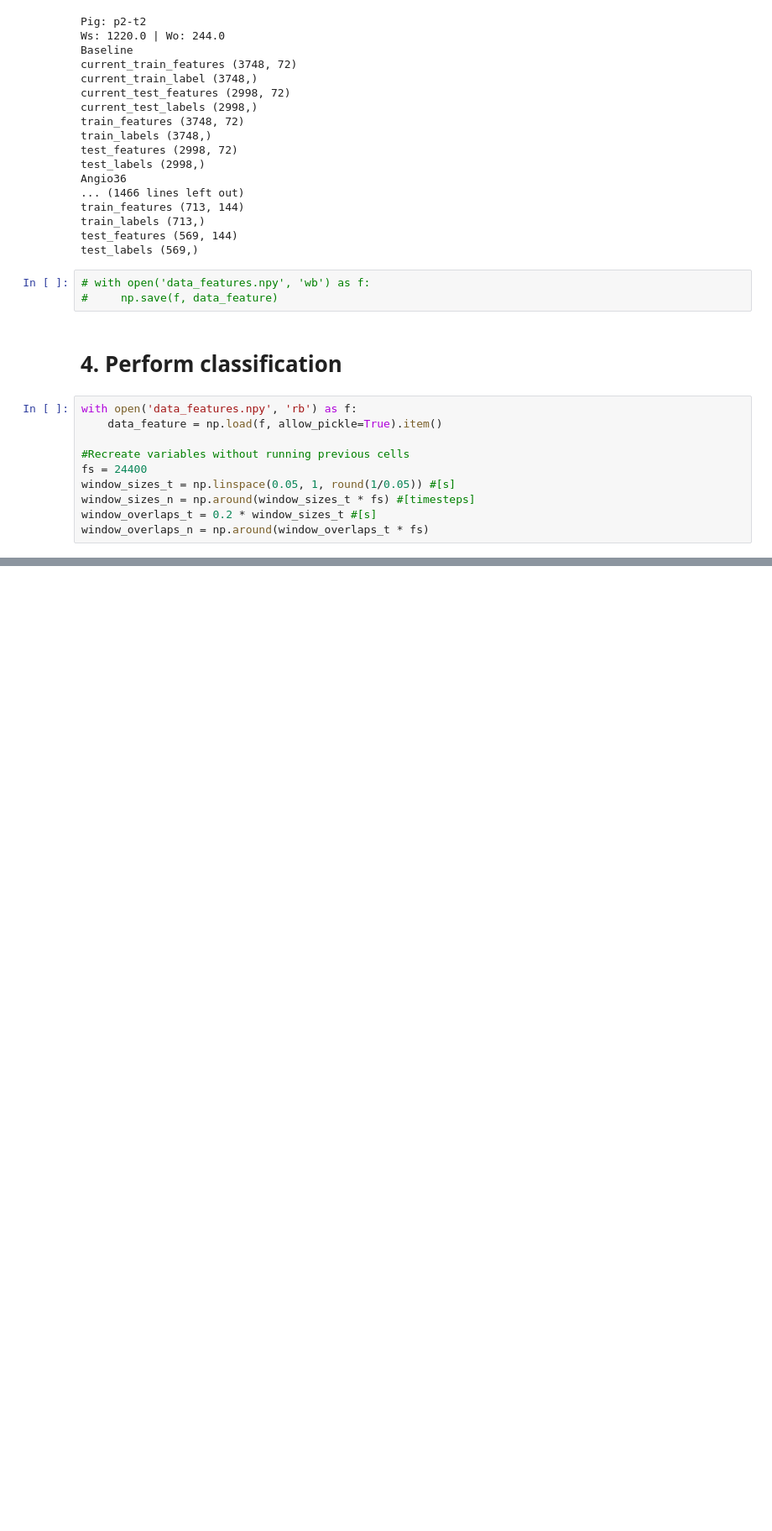
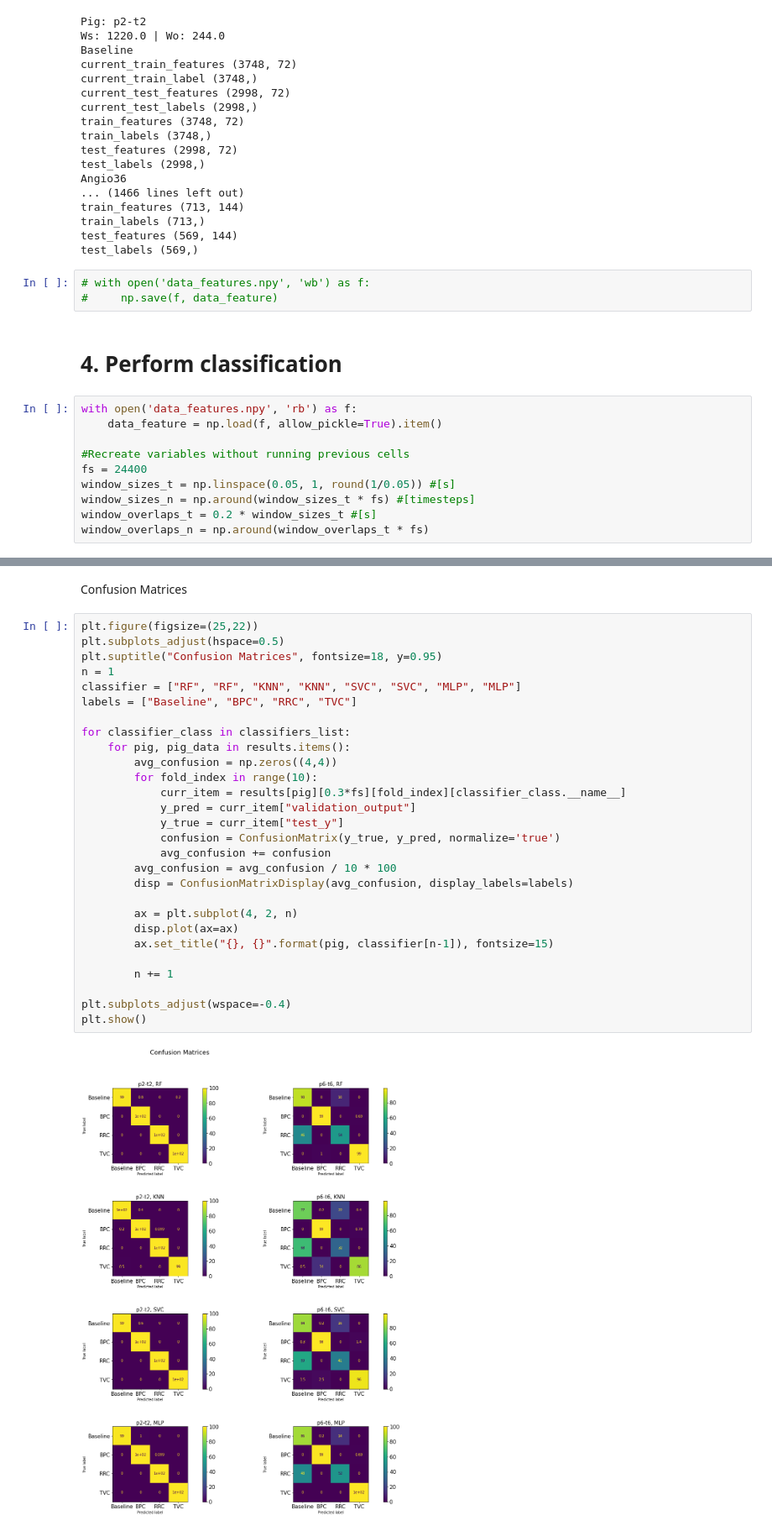
Before and after one commit to mrighi/NSSP-Miniprojects, a Jupyter notebook: Miniproject 3/miniproject-3.ipynb, the cells around one changed output, grey strips where cells are left out. Shown: that part at 84% size. Saved outputs shown, nothing was run; the diff lists cells and outputs as text; blank space fills up the shorter version.

```diff
--- a/Miniproject 3/miniproject-3.ipynb
+++ b/Miniproject 3/miniproject-3.ipynb
@@ -739,0 +628,32 @@ for windowSize_t in np.arange(50, 1000, 50): # [ms]
+# %% [markdown]
+Confusion Matrices
+# %%
+plt.figure(figsize=(25,22))
+plt.subplots_adjust(hspace=0.5)
+plt.suptitle("Confusion Matrices", fontsize=18, y=0.95)
+n = 1
+classifier = ["RF", "RF", "KNN", "KNN", "SVC", "SVC", "MLP", "MLP"]
+labels = ["Baseline", "BPC", "RRC", "TVC"]
+
+for classifier_class in classifiers_list:
+	for pig, pig_data in results.items():
+		avg_confusion = np.zeros((4,4))
+		for fold_index in range(10):
+			curr_item = results[pig][0.3*fs][fold_index][classifier_class.__name__]
+			y_pred = curr_item["validation_output"]
+			y_true = curr_item["test_y"]
+			confusion = ConfusionMatrix(y_true, y_pred, normalize='true')
+			avg_confusion += confusion
+		avg_confusion = avg_confusion / 10 * 100
+		disp = ConfusionMatrixDisplay(avg_confusion, display_labels=labels)
+
+		ax = plt.subplot(4, 2, n)
+		disp.plot(ax=ax)
+		ax.set_title("{}, {}".format(pig, classifier[n-1]), fontsize=15)
+
+		n += 1
+
+plt.subplots_adjust(wspace=-0.4)
+plt.show()
+# %% [output]
+[figure, added]
```
Also changed, not shown: parts of 28 cells of this notebook, 2 other files.
